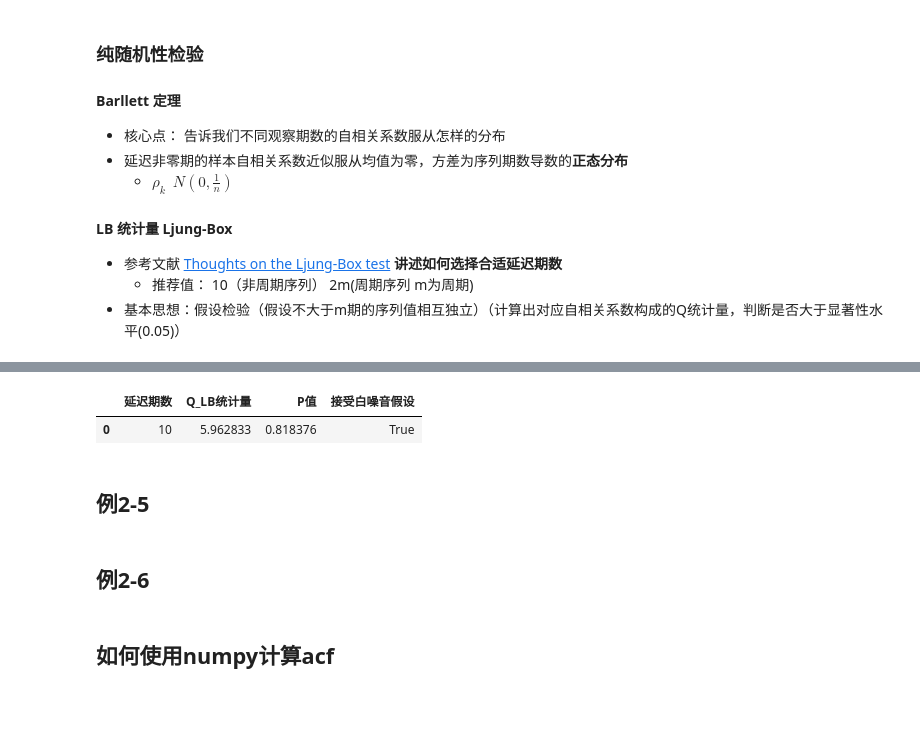
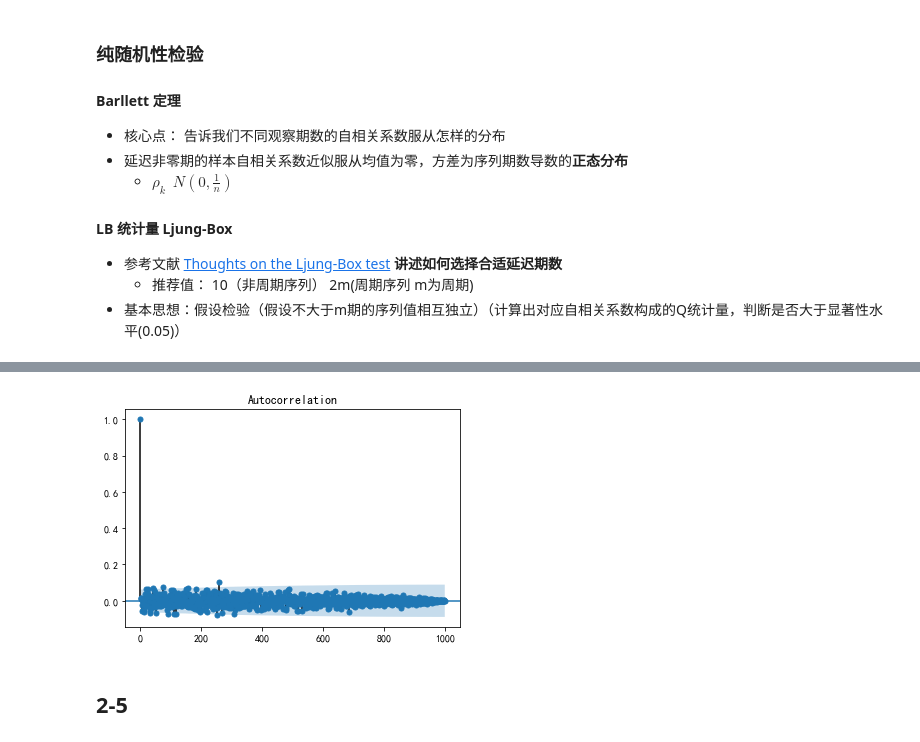
Before and after one commit to apmfifty/statistics, a Jupyter notebook: 应用时间序列分析/第二章时间序列的预处理.ipynb, the cells around one changed output, grey strips where cells are left out. Saved outputs shown, nothing was run; the diff lists cells and outputs as text; code cells hidden in the pictures; blank space fills up the shorter version.

```diff
--- a/应用时间序列分析/第二章时间序列的预处理.ipynb
+++ b/应用时间序列分析/第二章时间序列的预处理.ipynb
@@ -67,6 +67,22 @@ def my_acf(ts,nlags=40):
     ts=ts-ts.mean()
     cov=(np.correlate(ts,ts,mode='full')/len(ts))[len(ts)-1:]
     return (cov/cov[0])[:nlags+1]
+
+# 使用Q_LB进行白噪音假设
+def my_Q_LB(ts,out_lags_list=[10],p_threshold=0.05):
+    from scipy.stats  import  chi2
+    n=len(ts)
+    acf_ts=acf(ts,nlags=n)
+
+    list_df=[]
+    for l in out_lags_list:
+        q_lb=sum([n*(n+2)*acf_ts[k]**2/(n-k)  for k in range(1,l+1) ])
+        p=1- chi2.cdf(q_lb,l)
+        tmp_l=[l,q_lb,p,p>p_threshold]
+        list_df.append(tmp_l)
+
+    df=pd.DataFrame(list_df,columns=['延迟期数','Q_LB统计量','P值','接受白噪音假设'])
+    return df
 # %% [markdown]
 -------
 
@@ -241,10 +257,4 @@ n=  100, var=0.0148,n*var=   1.5
 n=1,000, var=0.0015,n*var=   1.5
-# %%
-# 自定义计算Q_LB
-def my_Q_LB(rst_acf,nlags,olags=10):
- s   Q_LB=sum([nlags*(nlags+2)*i**2/(nlags-olags) for i in acf_tmp[1:olags]])
-
-    return Q_LB
 # %%
 # 使用Q_LB进行白噪音假设
 def my_Q_LB(ts,out_lags_list=[10],p_threshold=0.05):
@@ -264,14 +274,11 @@ def my_Q_LB(ts,out_lags_list=[10],p_threshold=0.05):
 # %%
 out_lags_list=[6]
 ts=白噪音
 
 my_Q_LB(白噪音)
+sm.graphics.tsa.plot_acf(白噪音)
+plt.show()
 # %% [output]
-|  | 延迟期数 | Q_LB统计量 | P值 | 接受白噪音假设 |
-| 0 | 10 | 5.962833 | 0.818376 | True |
+[figure, added]
 # %% [markdown]
-## 例2-5
+## 2-5
-# %% [markdown]
-## 例2-6
-# %% [markdown]
-## 如何使用numpy计算acf
```
Also changed, not shown: parts of 32 cells of this notebook, 2 other files.
